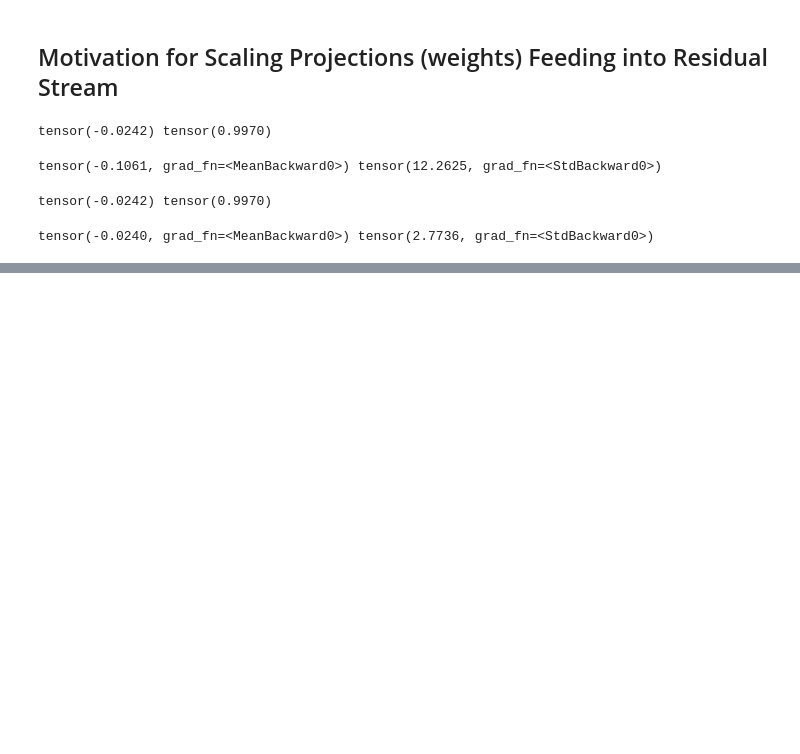
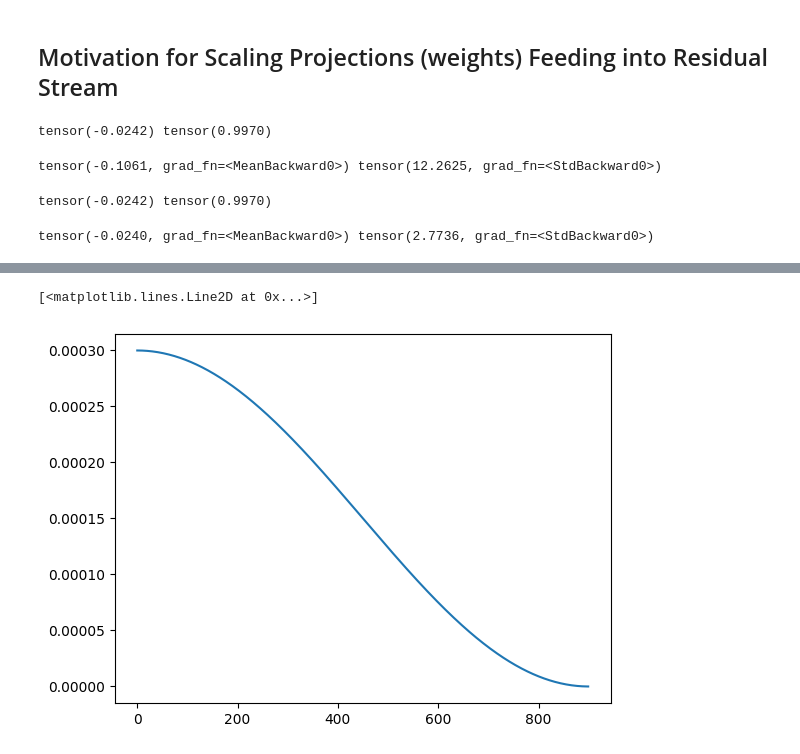
Before and after one commit to ademyanchuk/gpt2-diy, a Jupyter notebook: play.ipynb, the cells around one changed output, grey strips where cells are left out. Drawn from its saved outputs; the diff is of its cells as text; code cells hidden in the pictures; blank space fills up the shorter version.

```diff
--- a/play.ipynb
+++ b/play.ipynb
@@ -624,0 +649,5 @@ tensor(-0.0240, grad_fn=<MeanBackward0>) tensor(2.7736, grad_fn=<StdBackward0>)
+# %%
+plt.plot(decay_lrs)
+# %% [output]
+[<matplotlib.lines.Line2D at 0x...>]
+[figure, added]
```
Also changed, not shown: parts of 11 cells of this notebook.
